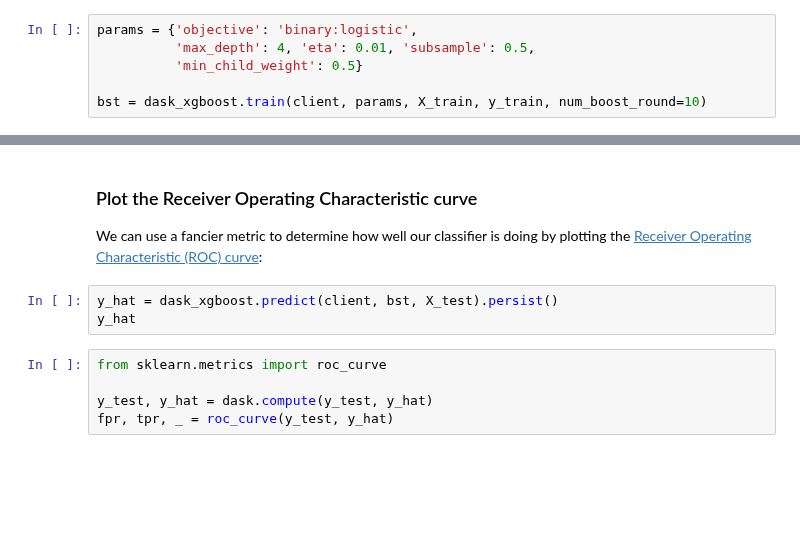
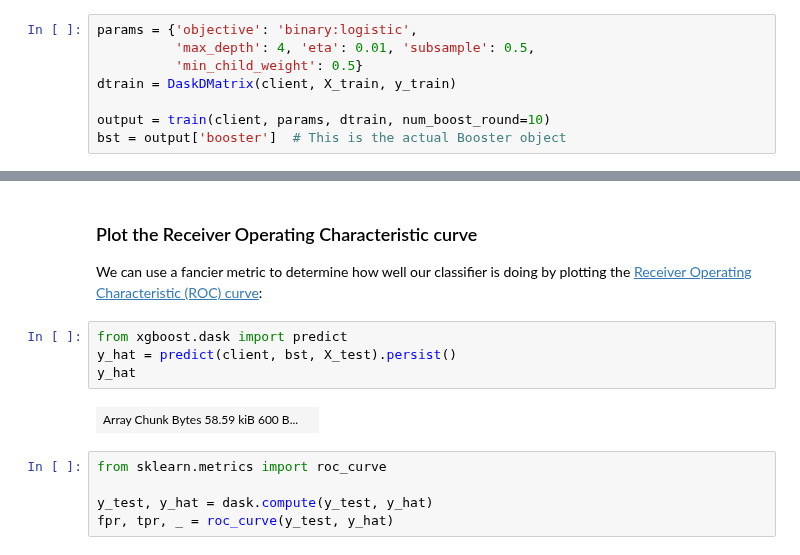
Before and after one commit to dask/dask-examples, a Jupyter notebook: machine-learning/xgboost.ipynb, the cells around one changed output, grey strips where cells are left out. Drawn from its saved outputs; the diff is of its cells as text; blank space fills up the shorter version.

Commit message:
Fixing issue https://github.com/dask/dask-examples/issues/235

```diff
--- a/machine-learning/xgboost.ipynb
+++ b/machine-learning/xgboost.ipynb
@@ -55,5 +62,7 @@ Let's do some training:
 params = {'objective': 'binary:logistic',
           'max_depth': 4, 'eta': 0.01, 'subsample': 0.5,
           'min_child_weight': 0.5}
+dtrain = DaskDMatrix(client, X_train, y_train)
 
-bst = dask_xgboost.train(client, params, X_train, y_train, num_boost_round=10)
+output = train(client, params, dtrain, num_boost_round=10)
+bst = output['booster']  # This is the actual Booster object
@@ -83,8 +101,11 @@ We specified that only 4 features were informative while creating our data, and
 ### Plot the Receiver Operating Characteristic curve
 We can use a fancier metric to determine how well our classifier is doing by plotting the [Receiver Operating Characteristic (ROC) curve](https://en.wikipedia.org/wiki/Receiver_operating_characteristic):
 # %%
-y_hat = dask_xgboost.predict(client, bst, X_test).persist()
+from xgboost.dask import predict
+y_hat = predict(client, bst, X_test).persist()
 y_hat
+# %% [output]
+| Array Chunk Bytes 58.59 kiB 600 B... |  |
 # %%
 from sklearn.metrics import roc_curve
 
```
Also changed, not shown: parts of 7 cells of this notebook.
